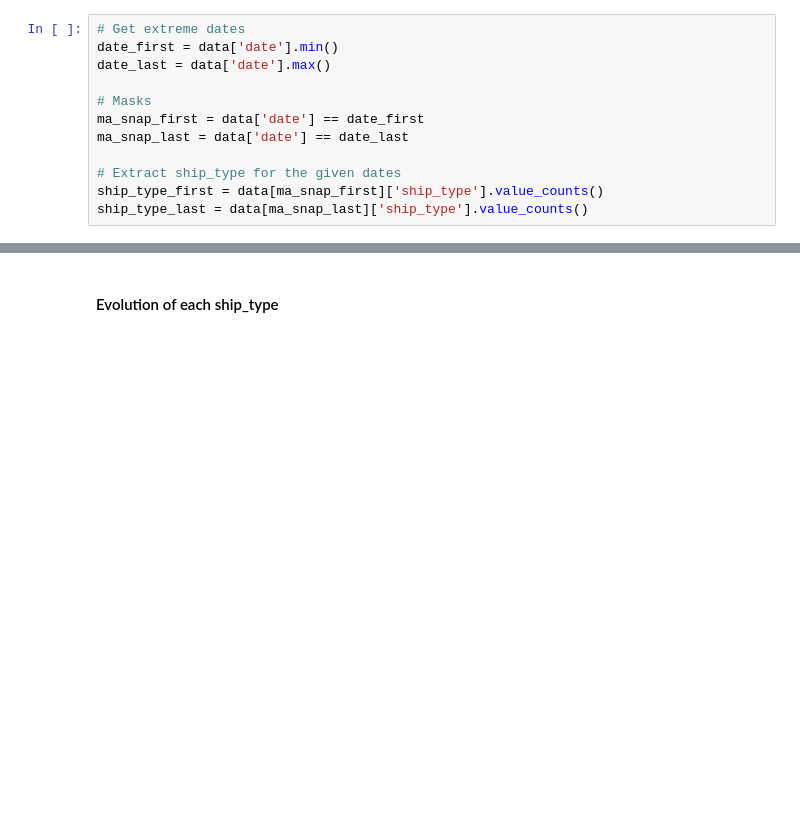
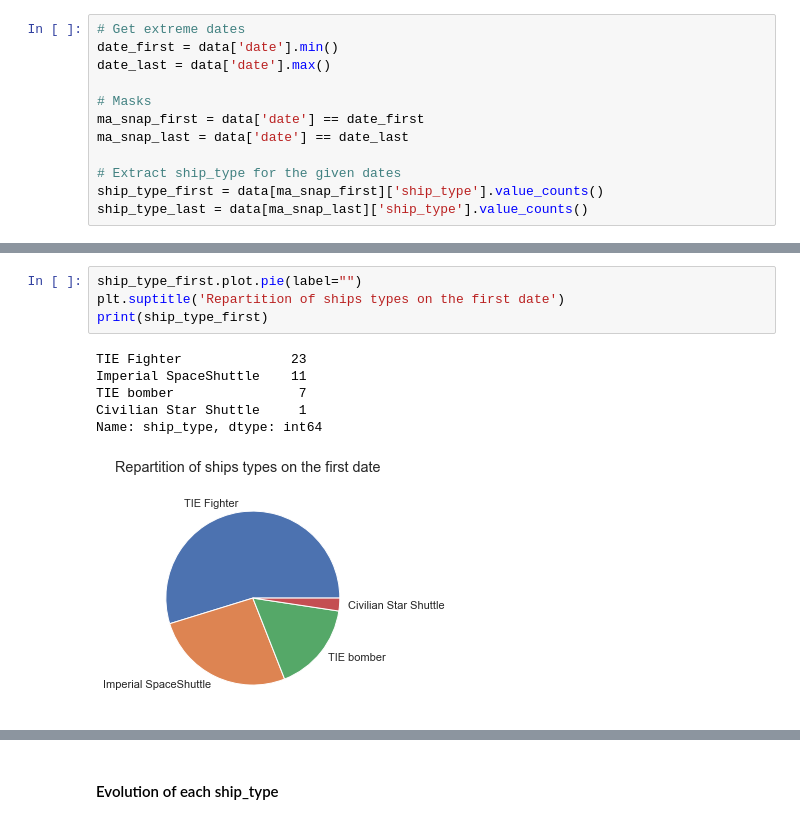
Before and after one commit to AlexisBogroff/geo_challenge, a Jupyter notebook: part_3_2_eda_exploration.ipynb, the cells around one changed output, grey strips where cells are left out. Drawn from its saved outputs; the diff is of its cells as text; blank space fills up the shorter version.

```diff
--- a/part_3_2_eda_exploration.ipynb
+++ b/part_3_2_eda_exploration.ipynb
@@ -181,0 +170,11 @@ Name: ship_type, dtype: int64
+# %%
+ship_type_first.plot.pie(label="")
+plt.suptitle('Repartition of ships types on the first date')
+print(ship_type_first)
+# %% [output]
+TIE Fighter              23
+Imperial SpaceShuttle    11
+TIE bomber                7
+Civilian Star Shuttle     1
+Name: ship_type, dtype: int64
+[figure, added]
```
Also changed, not shown: parts of 7 cells of this notebook.
